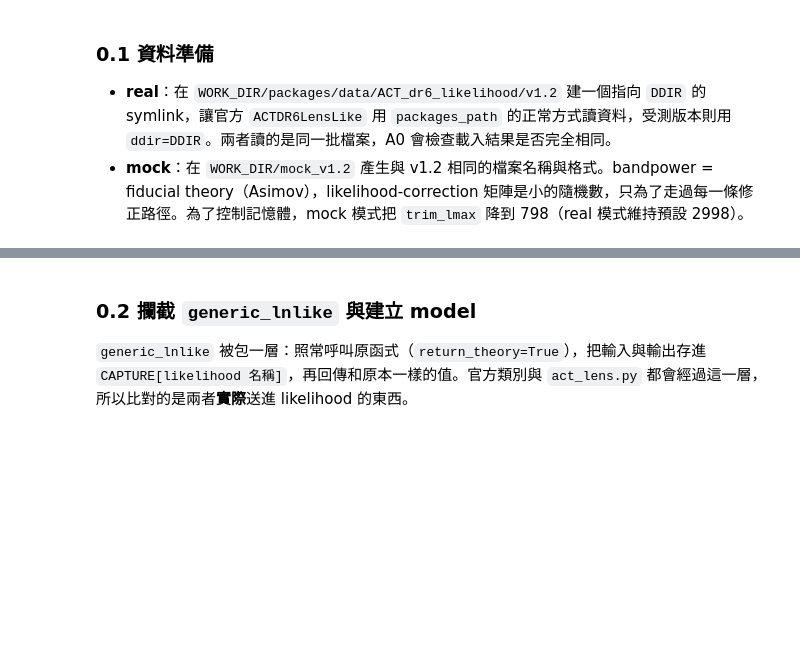
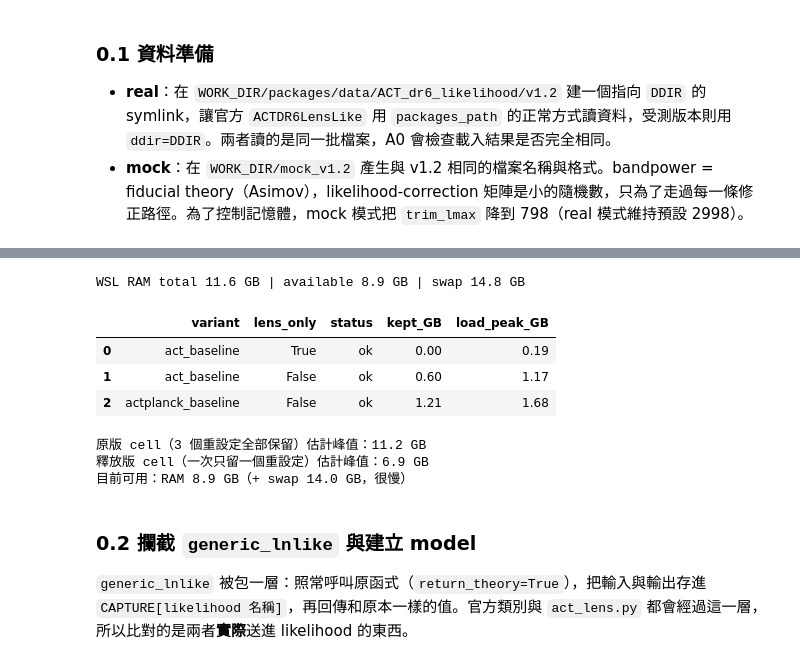
Before and after one commit to stone0624/cosmic_S8_project, a Jupyter notebook: test_cobaya/notebooks/detg_act_lens_validation.ipynb, the cells around one changed output, grey strips where cells are left out. Saved outputs shown, nothing was run; the diff lists cells and outputs as text; code cells hidden in the pictures; blank space fills up the shorter version.

```diff
--- a/test_cobaya/notebooks/detg_act_lens_validation.ipynb
+++ b/test_cobaya/notebooks/detg_act_lens_validation.ipynb
@@ -194,3 +201,65 @@ AssertionError: 找不到 ACT 資料：/home/andromeda/cobaya_packages
+# %%
+import subprocess, json, textwrap, psutil
+
+def probe_load(variant, lens_only, cap_gb):
+    """在子程序中載入一次 ACT 資料，回傳 (狀態, 保留大小 GB, 載入峰值 GB)"""
+    code = textwrap.dedent(f"""
+        import resource, json, numpy as np
+        cap = int({cap_gb} * 1024**3)
+        resource.setrlimit(resource.RLIMIT_DATA, (cap, cap))
+        import act_dr6_lenslike as alike
+        def nbytes(x):
+            if isinstance(x, np.ndarray): return x.nbytes
+            if isinstance(x, dict): return sum(nbytes(v) for v in x.values())
+            if isinstance(x, (list, tuple)): return sum(nbytes(v) for v in x)
+            return 0
+        try:
+            d = alike.load_data({variant!r}, ddir={DDIR_USED!r}, lens_only={lens_only},
+                                like_corrections={not lens_only}, trim_lmax={TRIM_OPT.get('trim_lmax', 2998)})
+            kept, status = nbytes(d), "ok"
+        except MemoryError:
+            kept, status = -1, "MemoryError"
+        peak = resource.getrusage(resource.RUSAGE_SELF).ru_maxrss * 1024
+        print(json.dumps(dict(status=status, kept=kept, peak=peak)))
+    """)
+    r = subprocess.run([sys.executable, "-c", code], capture_output=True, text=True)
+    try:
+        j = json.loads(r.stdout.strip().splitlines()[-1])
+    except Exception:
+        return "crashed: " + r.stderr[-300:], np.nan, np.nan
+    return j["status"], j["kept"]/1024**3, j["peak"]/1024**3
+
+vm, sw = psutil.virtual_memory(), psutil.swap_memory()
+CAP = vm.available/1024**3 * 0.8
+print(f"WSL RAM total {vm.total/1024**3:.1f} GB | available {vm.available/1024**3:.1f} GB | swap {sw.total/1024**3:.1f} GB")
+
+rows = []
+for variant, lens_only in [("act_baseline", True), ("act_baseline", False), ("actplanck_baseline", False)]:
+    st, kept, peak = probe_load(variant, lens_only, CAP)
+    rows.append(dict(variant=variant, lens_only=lens_only, status=st, kept_GB=kept, load_peak_GB=peak))
+dfMem = pd.DataFrame(rows); display(dfMem.round(2))
+
+# 估計 A0/A1 cell 的峰值：每個設定 4 個 likelihood instance，再加上 CAMB/CCL/Python 本身約 1.5 GB
+heavy = dfMem[~dfMem.lens_only]
+if (heavy.status == "ok").all():
+    per_cfg = 4*heavy.kept_GB.max() + (heavy.load_peak_GB - heavy.kept_GB).max() + 1.5
+    keep_all = 4*(2*heavy.kept_GB.mean() + heavy[heavy.variant == "act_baseline"].kept_GB.iloc[0]) + 1.5
+    print(f"原版 cell（3 個重設定全部保留）估計峰值：{keep_all:.1f} GB")
+    print(f"釋放版 cell（一次只留一個重設定）估計峰值：{per_cfg:.1f} GB")
+    print(f"目前可用：RAM {vm.available/1024**3:.1f} GB（+ swap {sw.free/1024**3:.1f} GB，很慢）")
+    if per_cfg > vm.available/1024**3:
+        print("→ 即使用釋放版也超過可用 RAM：建議 SKIP_LIKE_CORR = True，或重設定只保留 ref + b0（見第 3 層）")
+else:
+    print("→ 連載入一份 like_corrections 資料都超過上限：直接設 SKIP_LIKE_CORR = True")
+# %% [output]
+WSL RAM total 11.6 GB | available 8.9 GB | swap 14.8 GB
+|  | variant | lens_only | status | kept_GB | load_peak_GB |
+| 0 | act_baseline | True | ok | 0.00 | 0.19 |
+| 1 | act_baseline | False | ok | 0.60 | 1.17 |
+| 2 | actplanck_baseline | False | ok | 1.21 | 1.68 |
+原版 cell（3 個重設定全部保留）估計峰值：11.2 GB
+釋放版 cell（一次只留一個重設定）估計峰值：6.9 GB
+目前可用：RAM 8.9 GB（+ swap 14.0 GB，很慢）
 # %% [markdown]
 ### 0.2 攔截 `generic_lnlike` 與建立 model
 
```
Also changed, not shown: parts of 18 cells of this notebook.
